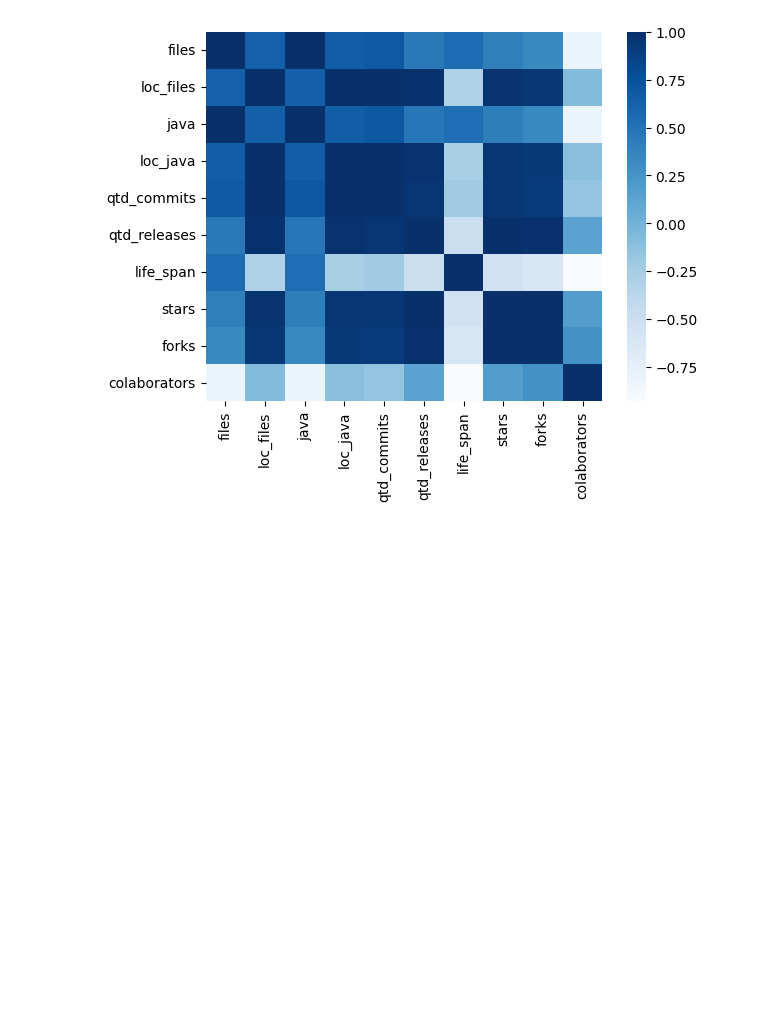
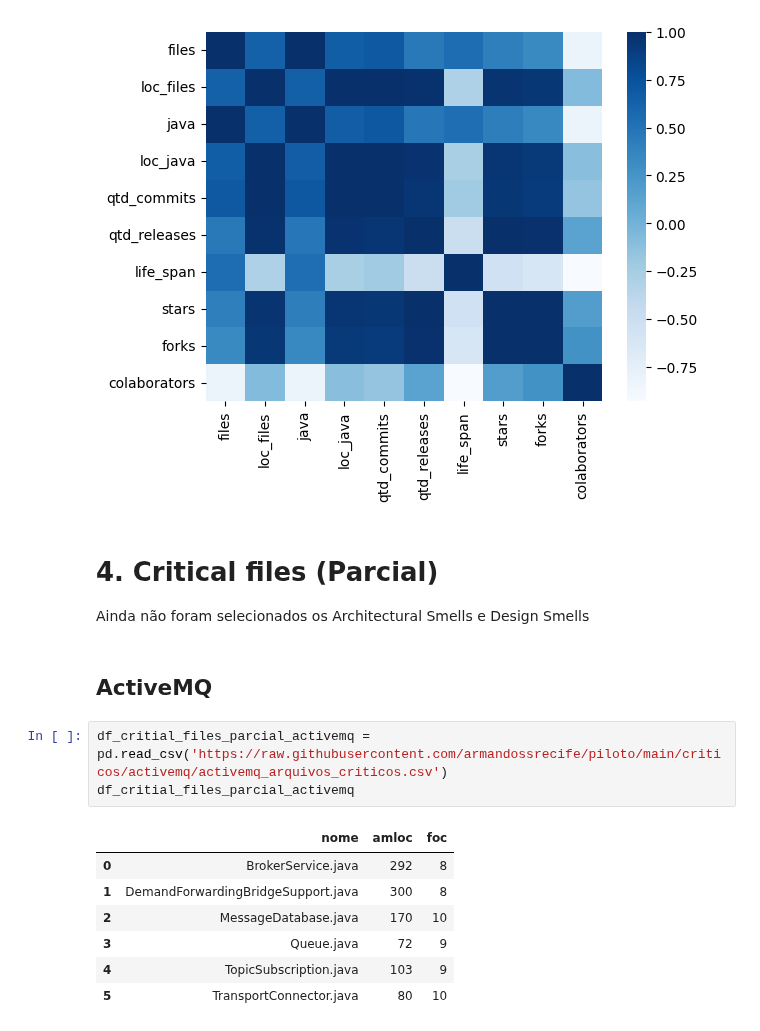
Before and after one commit to armandossrecife/piloto, a Jupyter notebook: compara_sas2022.ipynb, the cells around one changed output. Drawn from its saved outputs; the diff is of its cells as text; blank space fills up the shorter version.

```diff
--- a/compara_sas2022.ipynb
+++ b/compara_sas2022.ipynb
@@ -855,3 +855,20 @@ sns.heatmap(corr, cmap='Blues')
 # %% [output]
 <Axes: >
 [figure]
+# %% [markdown]
+# 4. Critical files (Parcial)
+
+Ainda não foram selecionados os Architectural Smells e Design Smells
+# %% [markdown]
+## ActiveMQ
+# %%
+df_critial_files_parcial_activemq = pd.read_csv('https://raw.githubusercontent.com/armandossrecife/piloto/main/criticos/activemq/activemq_arquivos_criticos.csv')
+df_critial_files_parcial_activemq
+# %% [output]
+|  | nome | amloc | foc |
+| 0 | BrokerService.java | 292 | 8 |
+| 1 | DemandForwardingBridgeSupport.java | 300 | 8 |
+| 2 | MessageDatabase.java | 170 | 10 |
+| 3 | Queue.java | 72 | 9 |
+| 4 | TopicSubscription.java | 103 | 9 |
+| 5 | TransportConnector.java | 80 | 10 |
```
Also changed, not shown: parts of 4 cells of this notebook.
